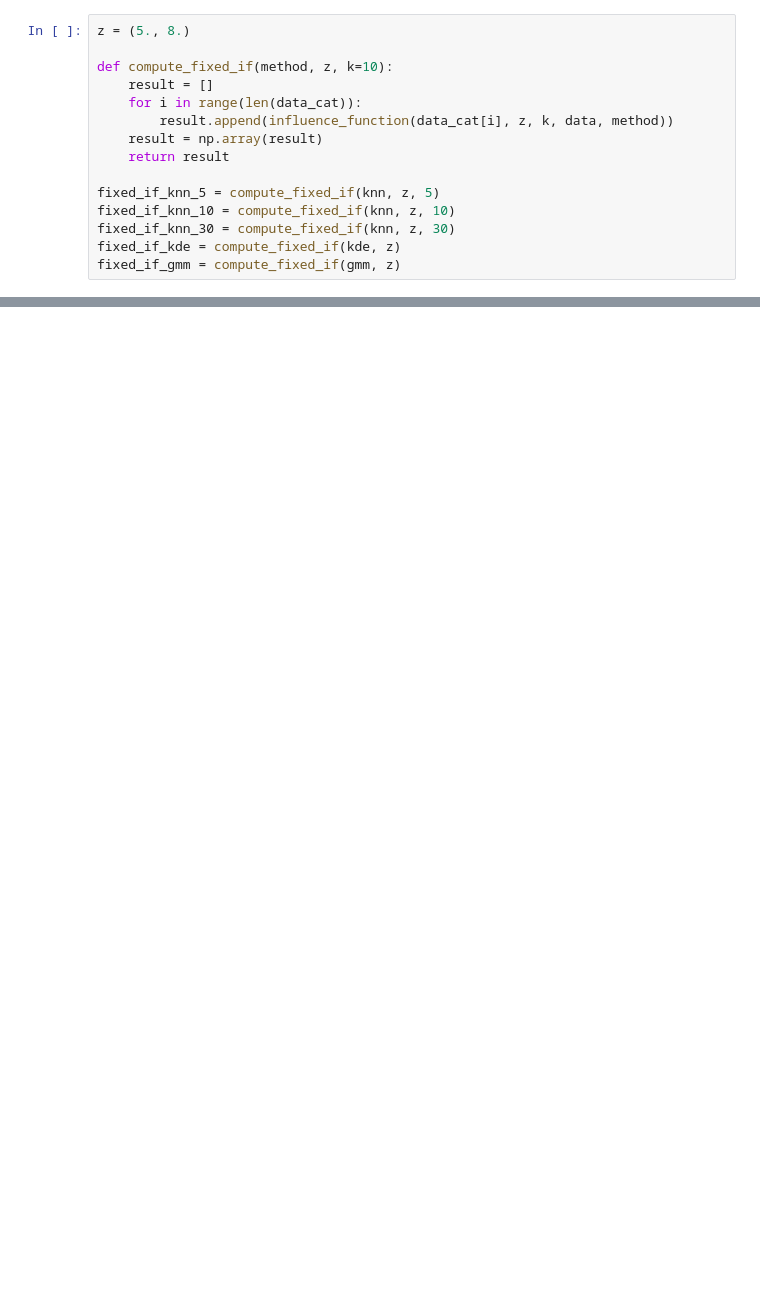
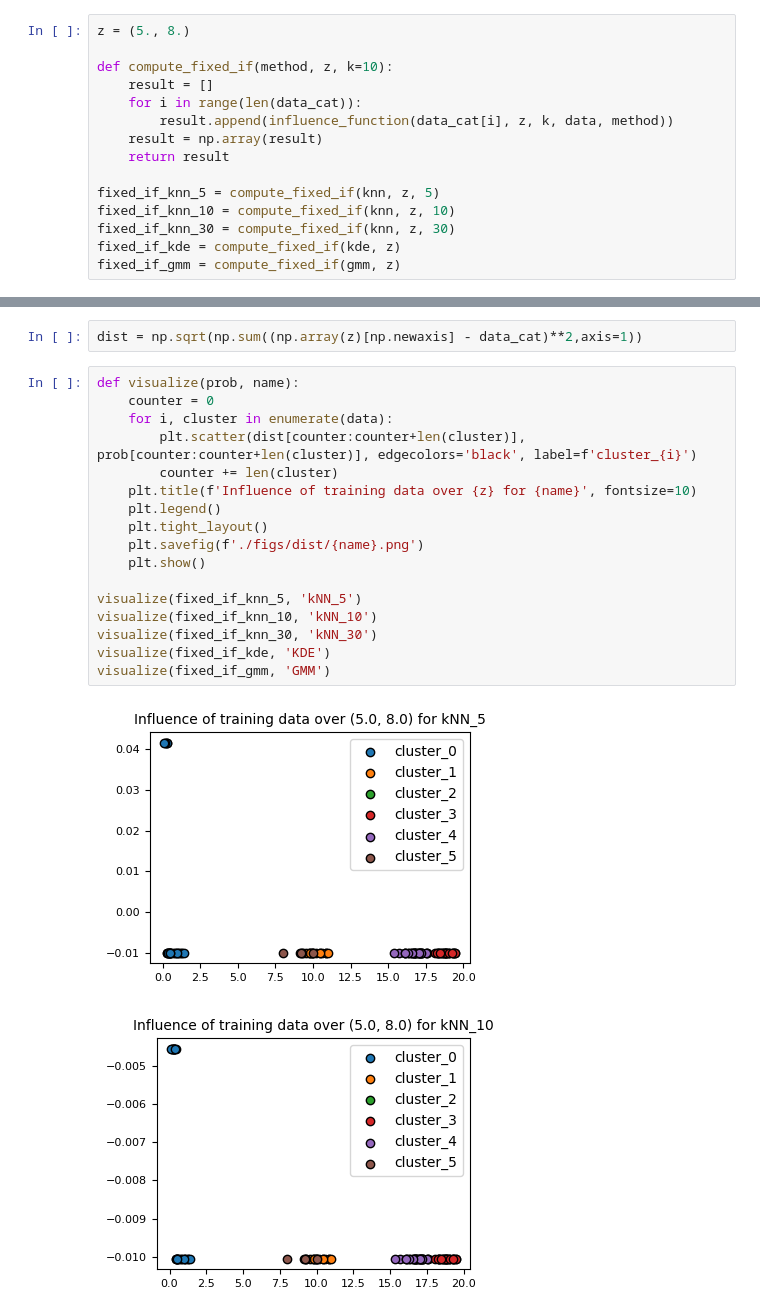
Before and after one commit to sungyubkim/if_classic, a Jupyter notebook: main.ipynb, the cells around one changed output, grey strips where cells are left out. Drawn from its saved outputs; the diff is of its cells as text; blank space fills up the shorter version.

```diff
--- a/main.ipynb
+++ b/main.ipynb
@@ -198,0 +199,22 @@ visualize(fixed_if_gmm, 'GMM')
+# %%
+dist = np.sqrt(np.sum((np.array(z)[np.newaxis] - data_cat)**2,axis=1))
+# %%
+def visualize(prob, name):
+    counter = 0
+    for i, cluster in enumerate(data):
+        plt.scatter(dist[counter:counter+len(cluster)], prob[counter:counter+len(cluster)], edgecolors='black', label=f'cluster_{i}')
+        counter += len(cluster)
+    plt.title(f'Influence of training data over {z} for {name}', fontsize=10)
+    plt.legend()
+    plt.tight_layout()
+    plt.savefig(f'./figs/dist/{name}.png')
+    plt.show()
+
+visualize(fixed_if_knn_5, 'kNN_5')
+visualize(fixed_if_knn_10, 'kNN_10')
+visualize(fixed_if_knn_30, 'kNN_30')
+visualize(fixed_if_kde, 'KDE')
+visualize(fixed_if_gmm, 'GMM')
+# %% [output]
+[figure, added]
+[figure, added]
```
Also changed, not shown: parts of 5 cells of this notebook, 16 other files.
